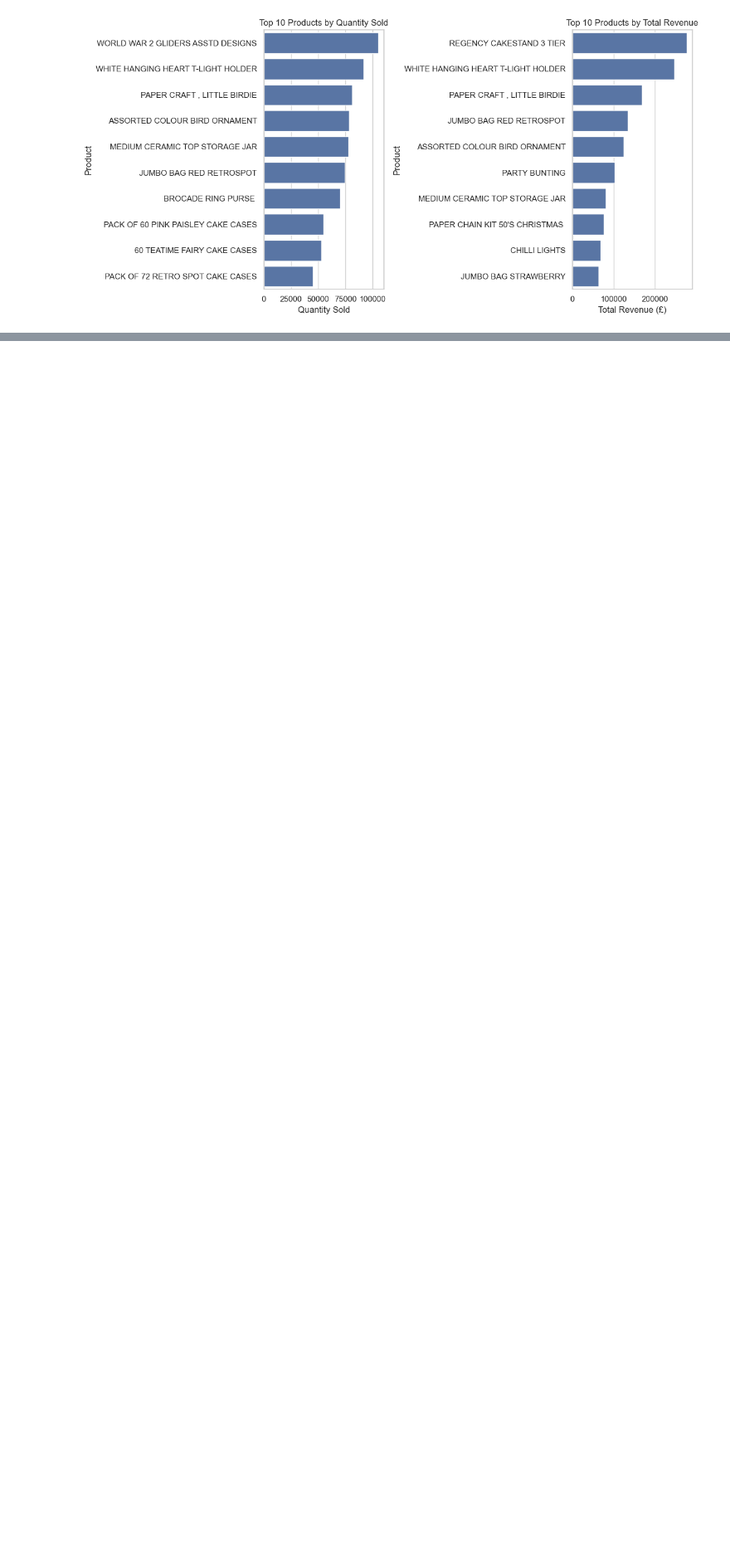
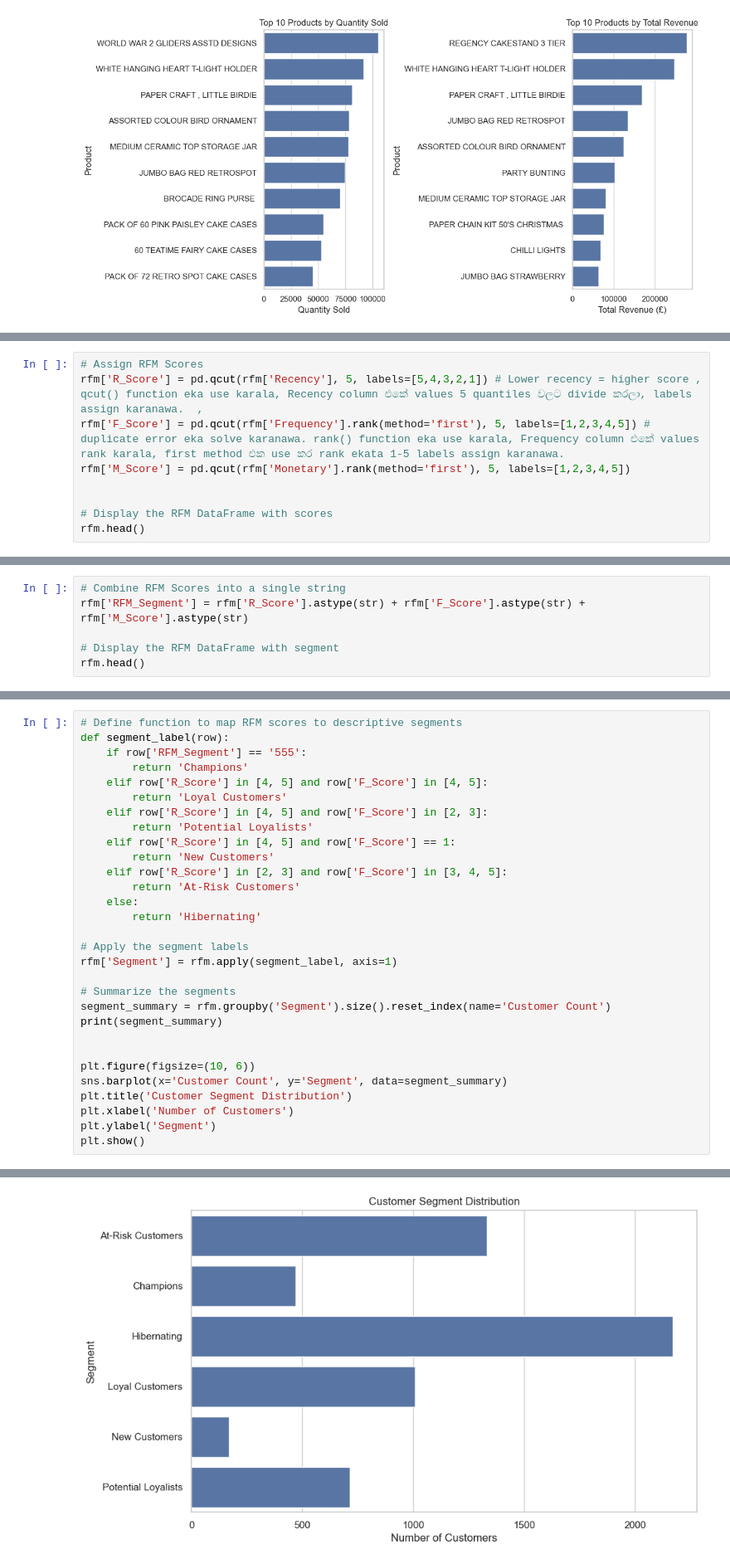
Before and after one commit to lihiniapsara/Python_Final_CW, a Jupyter notebook: UK-Based E-Commerce Retailer.ipynb, the cells around one changed output, grey strips where cells are left out. Shown at 83% size. Drawn from its saved outputs; the diff is of its cells as text; blank space fills up the shorter version.

Commit message:
Phase 3.3: RFM Customer Segmentation

```diff
--- a/UK-Based E-Commerce Retailer.ipynb
+++ b/UK-Based E-Commerce Retailer.ipynb
@@ -371,0 +413,9 @@ Top 10 Products by Quantity Sold:
+# %%
+# Assign RFM Scores
+rfm['R_Score'] = pd.qcut(rfm['Recency'], 5, labels=[5,4,3,2,1]) # Lower recency = higher score , qcut() function eka use karala, Recency column එකේ values 5 quantiles වලට divide කරලා, labels assign karanawa.  ,
+rfm['F_Score'] = pd.qcut(rfm['Frequency'].rank(method='first'), 5, labels=[1,2,3,4,5]) # duplicate error eka solve karanawa. rank() function eka use karala, Frequency column එකේ values rank karala, first method එක use කර rank ekata 1-5 labels assign karanawa.
+rfm['M_Score'] = pd.qcut(rfm['Monetary'].rank(method='first'), 5, labels=[1,2,3,4,5])
+
+
+# Display the RFM DataFrame with scores
+rfm.head()
@@ -371,0 +434,6 @@ Top 10 Products by Quantity Sold:
+# %%
+# Combine RFM Scores into a single string
+rfm['RFM_Segment'] = rfm['R_Score'].astype(str) + rfm['F_Score'].astype(str) + rfm['M_Score'].astype(str)
+
+# Display the RFM DataFrame with segment
+rfm.head()
@@ -371,0 +456,31 @@ Top 10 Products by Quantity Sold:
+# %%
+# Define function to map RFM scores to descriptive segments
+def segment_label(row):
+    if row['RFM_Segment'] == '555':
+        return 'Champions'
+    elif row['R_Score'] in [4, 5] and row['F_Score'] in [4, 5]:
+        return 'Loyal Customers'
+    elif row['R_Score'] in [4, 5] and row['F_Score'] in [2, 3]:
+        return 'Potential Loyalists'
+    elif row['R_Score'] in [4, 5] and row['F_Score'] == 1:
+        return 'New Customers'
+    elif row['R_Score'] in [2, 3] and row['F_Score'] in [3, 4, 5]:
+        return 'At-Risk Customers'
+    else:
+        return 'Hibernating'
+
+# Apply the segment labels
+rfm['Segment'] = rfm.apply(segment_label, axis=1)
+
+# Summarize the segments
+segment_summary = rfm.groupby('Segment').size().reset_index(name='Customer Count')
+print(segment_summary)
+
+
+plt.figure(figsize=(10, 6))
+sns.barplot(x='Customer Count', y='Segment', data=segment_summary)
+plt.title('Customer Segment Distribution')
+plt.xlabel('Number of Customers')
+plt.ylabel('Segment')
+plt.show()
+# %% [output]
@@ -371,0 +494 @@ Top 10 Products by Quantity Sold:
+[figure, added]
```
Also changed, not shown: parts of 9 cells of this notebook.
